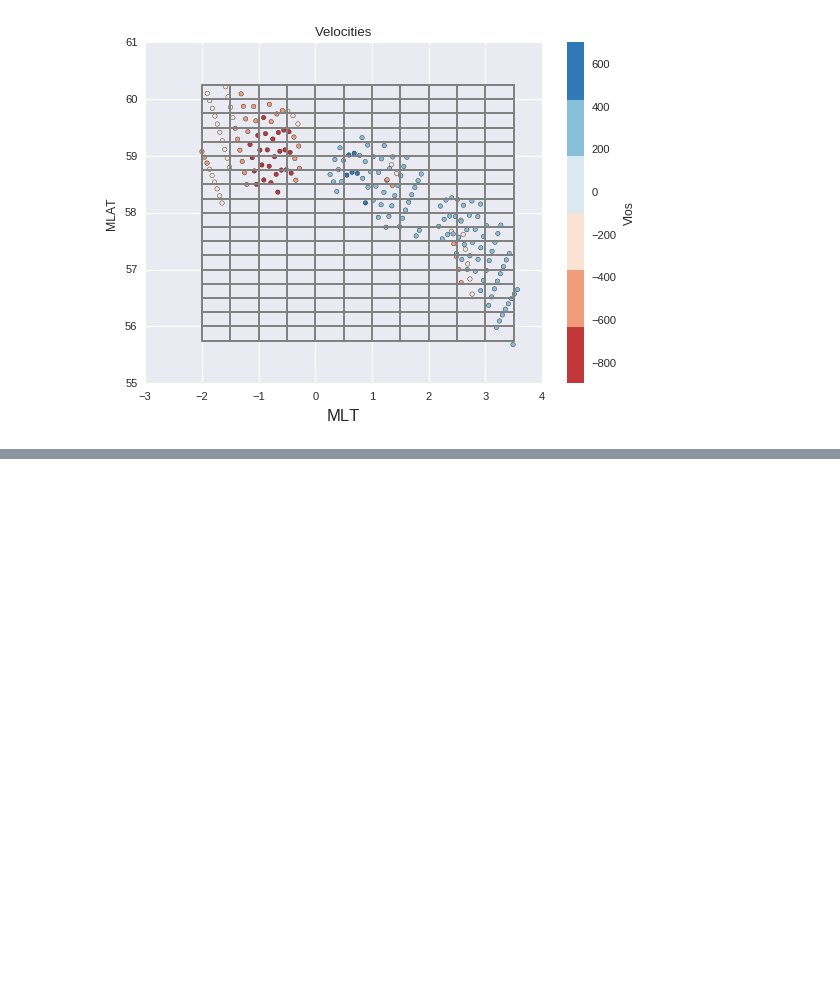
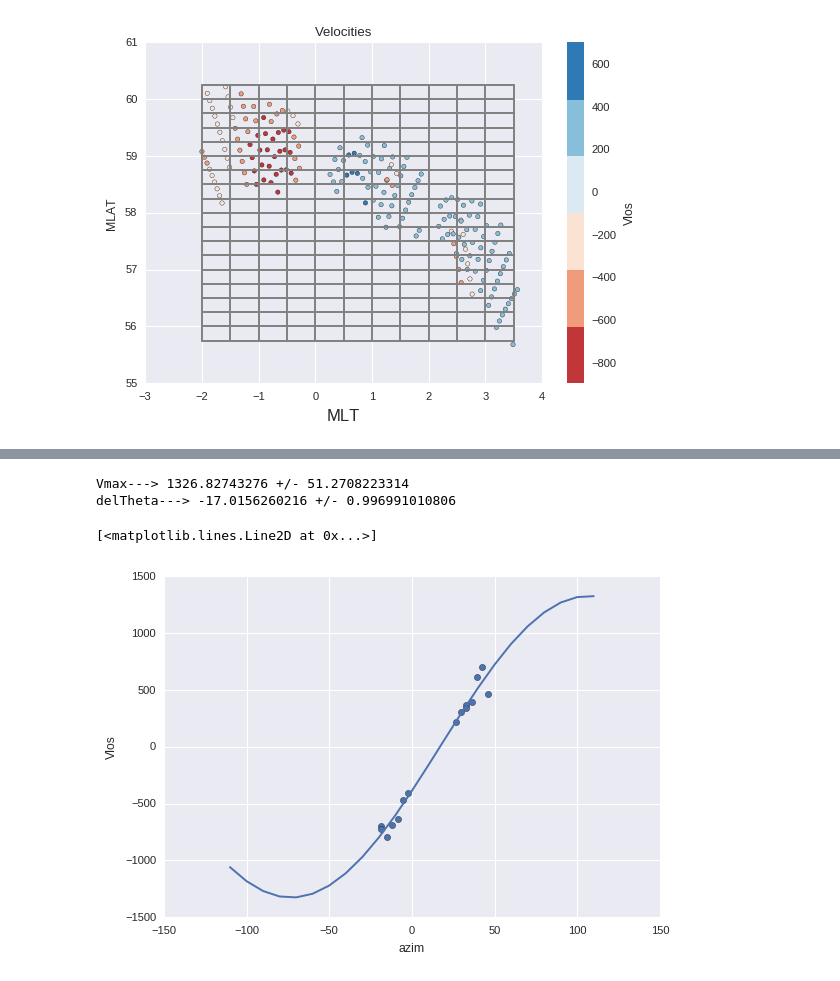
Before and after one commit to bharatreddy/vel-analys, a Jupyter notebook: ipy/optmz_search.ipynb, the cells around one changed output, grey strips where cells are left out. Cells and saved outputs as stored; diff of their text form; code cells hidden in the pictures; blank space fills up the shorter version.

```diff
--- a/ipy/optmz_search.ipynb
+++ b/ipy/optmz_search.ipynb
@@ -303,0 +412,46 @@ azim range, uniq azim count--> 97.37 5
+# %%
+testMlt = -0.5
+testMlat = 58.25
+testFittingDF = velAnlysDF[ ( (velAnlysDF["grid_MLT"] >= testMlt) & (velAnlysDF["grid_MLT"] <= testMlt+1.) &\
+                                (velAnlysDF["grid_MLAT"] >= testMlat) & (velAnlysDF["grid_MLAT"] <= testMlat+0.5) ) ].\
+                    reset_index(drop=True)
+
+#### Plot the fitting ####
+#### Plot the fitting ####
+#### Plot the fitting ####
+# Fit a sine curve for a given cell
+def vel_sine_func(theta, Vmax, delTheta):
+    # we are working in degrees but numpy deals with radians
+    # convert to radians
+    return Vmax * numpy.sin( numpy.deg2rad(theta) +\
+                            numpy.deg2rad(delTheta) )
+
+initGuess = ( 1000., 10. ) # radians
+popt, pcov = scipy.optimize.curve_fit(vel_sine_func, \
+                        testFittingDF['azim'].T,\
+                        testFittingDF['Vlos'].T,
+                       p0=initGuess)
+print "Vmax--->", popt[0],"+/-", pcov[0,0]**0.5
+print "delTheta--->", popt[1],"+/-", pcov[1,1]**0.5
+
+# plot the model against the given data
+def model_func(theta, Vmax=popt[0], delTheta=popt[1]):
+    Vlos = Vmax * numpy.sin( numpy.deg2rad(theta) +\
+                            numpy.deg2rad(delTheta) )
+#     print "Vlos, theta", Vlos, theta
+    return Vlos
+thetaArr = range(-110, 120, 10)
+vLosArr = [ round( model_func(t) ) for t in thetaArr ]
+# Plot using matplotlib
+fig1 = plt.figure()
+ax = fig1.add_subplot(111)
+testFittingDF.plot( x="azim", y="Vlos", kind="scatter", ax=ax )
+ax.plot( thetaArr, vLosArr )
+#### Plot the fitting ####
+#### Plot the fitting ####
+#### Plot the fitting ####
+# %% [output]
+Vmax---> 1326.82743276 +/- 51.2708223314
+delTheta---> -17.0156260216 +/- 0.996991010806
+[<matplotlib.lines.Line2D at 0x...>]
+[figure, added]
```
Also changed, not shown: parts of 3 cells of this notebook, 1 other file.
